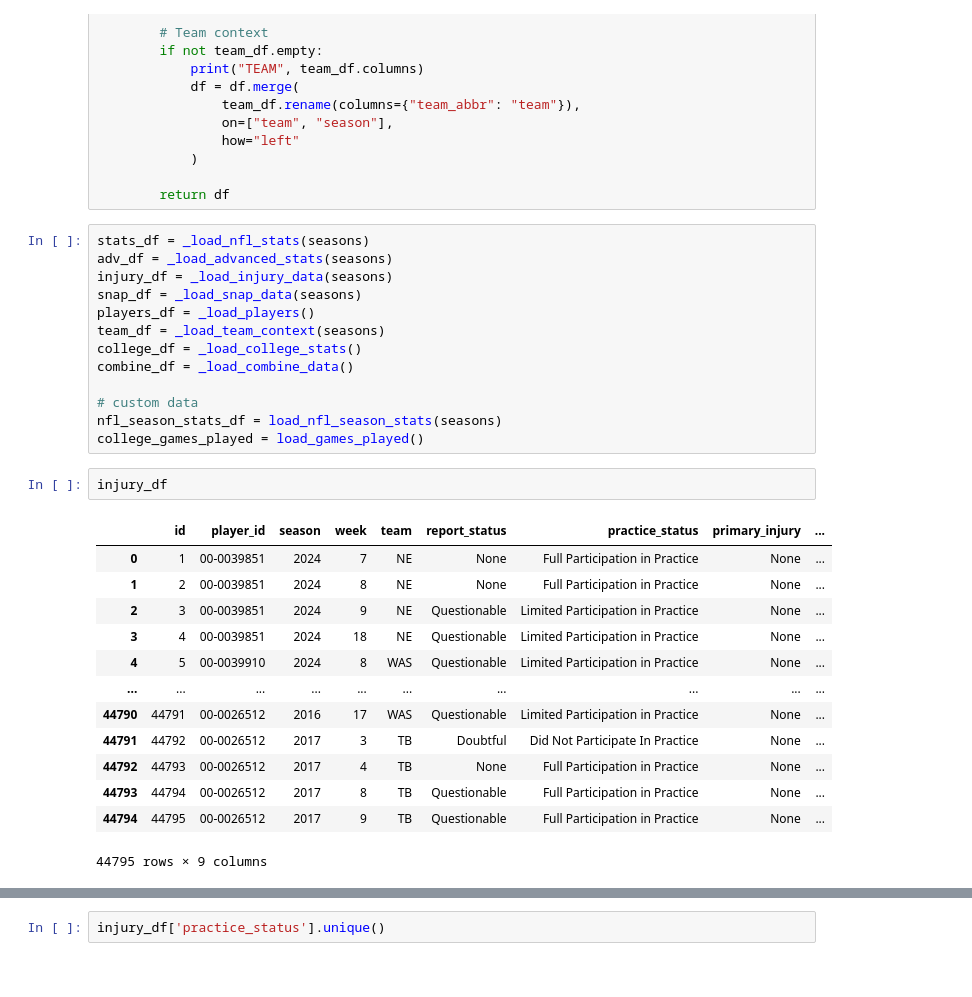
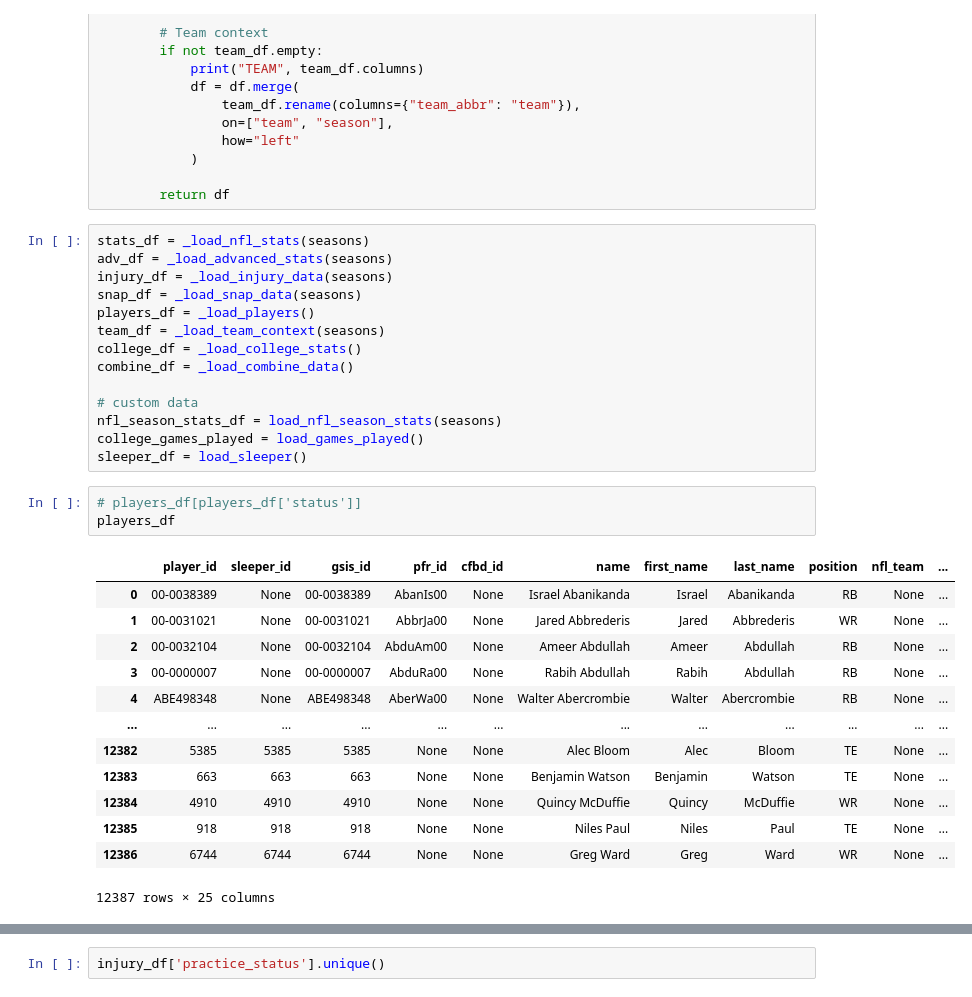
Before and after one commit to sandeeptiwari6/dynasty-ai-engine, a Jupyter notebook: notebooks/01_data_ingestion/04_feature_engineering.ipynb, the cells around one changed output, grey strips where cells are left out. Saved outputs shown, nothing was run; the diff lists cells and outputs as text.

```diff
--- a/notebooks/01_data_ingestion/04_feature_engineering.ipynb
+++ b/notebooks/01_data_ingestion/04_feature_engineering.ipynb
@@ -189,19 +197,21 @@ combine_df = _load_combine_data()
 # custom data
 nfl_season_stats_df = load_nfl_season_stats(seasons)
 college_games_played = load_games_played()
+sleeper_df = load_sleeper()
 # %%
-injury_df
+# players_df[players_df['status']]
+players_df
 # %% [output]
-|  | id | player_id | season | week | team | report_status | practice_status | primary_injury | ... |
-| 0 | 1 | 00-0039851 | 2024 | 7 | NE | None | Full Participation in Practice | None | ... |
-| 1 | 2 | 00-0039851 | 2024 | 8 | NE | None | Full Participation in Practice | None | ... |
-| 2 | 3 | 00-0039851 | 2024 | 9 | NE | Questionable | Limited Participation in Practice | None | ... |
-| 3 | 4 | 00-0039851 | 2024 | 18 | NE | Questionable | Limited Participation in Practice | None | ... |
-| 4 | 5 | 00-0039910 | 2024 | 8 | WAS | Questionable | Limited Participation in Practice | None | ... |
-| ... | ... | ... | ... | ... | ... | ... | ... | ... | ... |
-| 44790 | 44791 | 00-0026512 | 2016 | 17 | WAS | Questionable | Limited Participation in Practice | None | ... |
-| 44791 | 44792 | 00-0026512 | 2017 | 3 | TB | Doubtful | Did Not Participate In Practice | None | ... |
-| 44792 | 44793 | 00-0026512 | 2017 | 4 | TB | None | Full Participation in Practice | None | ... |
-| 44793 | 44794 | 00-0026512 | 2017 | 8 | TB | Questionable | Full Participation in Practice | None | ... |
-| 44794 | 44795 | 00-0026512 | 2017 | 9 | TB | Questionable | Full Participation in Practice | None | ... |
+|  | player_id | sleeper_id | gsis_id | pfr_id | cfbd_id | name | first_name | last_name | position | nfl_team | ... |
+| 0 | 00-0038389 | None | 00-0038389 | AbanIs00 | None | Israel Abanikanda | Israel | Abanikanda | RB | None | ... |
+| 1 | 00-0031021 | None | 00-0031021 | AbbrJa00 | None | Jared Abbrederis | Jared | Abbrederis | WR | None | ... |
+| 2 | 00-0032104 | None | 00-0032104 | AbduAm00 | None | Ameer Abdullah | Ameer | Abdullah | RB | None | ... |
+| 3 | 00-0000007 | None | 00-0000007 | AbduRa00 | None | Rabih Abdullah | Rabih | Abdullah | RB | None | ... |
+| 4 | ABE498348 | None | ABE498348 | AberWa00 | None | Walter Abercrombie | Walter | Abercrombie | RB | None | ... |
+| ... | ... | ... | ... | ... | ... | ... | ... | ... | ... | ... | ... |
+| 12382 | 5385 | 5385 | 5385 | None | None | Alec Bloom | Alec | Bloom | TE | None | ... |
+| 12383 | 663 | 663 | 663 | None | None | Benjamin Watson | Benjamin | Watson | TE | None | ... |
+| 12384 | 4910 | 4910 | 4910 | None | None | Quincy McDuffie | Quincy | McDuffie | WR | None | ... |
+| 12385 | 918 | 918 | 918 | None | None | Niles Paul | Niles | Paul | TE | None | ... |
+| 12386 | 6744 | 6744 | 6744 | None | None | Greg Ward | Greg | Ward | WR | None | ... |
-44795 rows × 9 columns
+12387 rows × 25 columns
```
Also changed, not shown: parts of 13 cells of this notebook, 19 other files.
